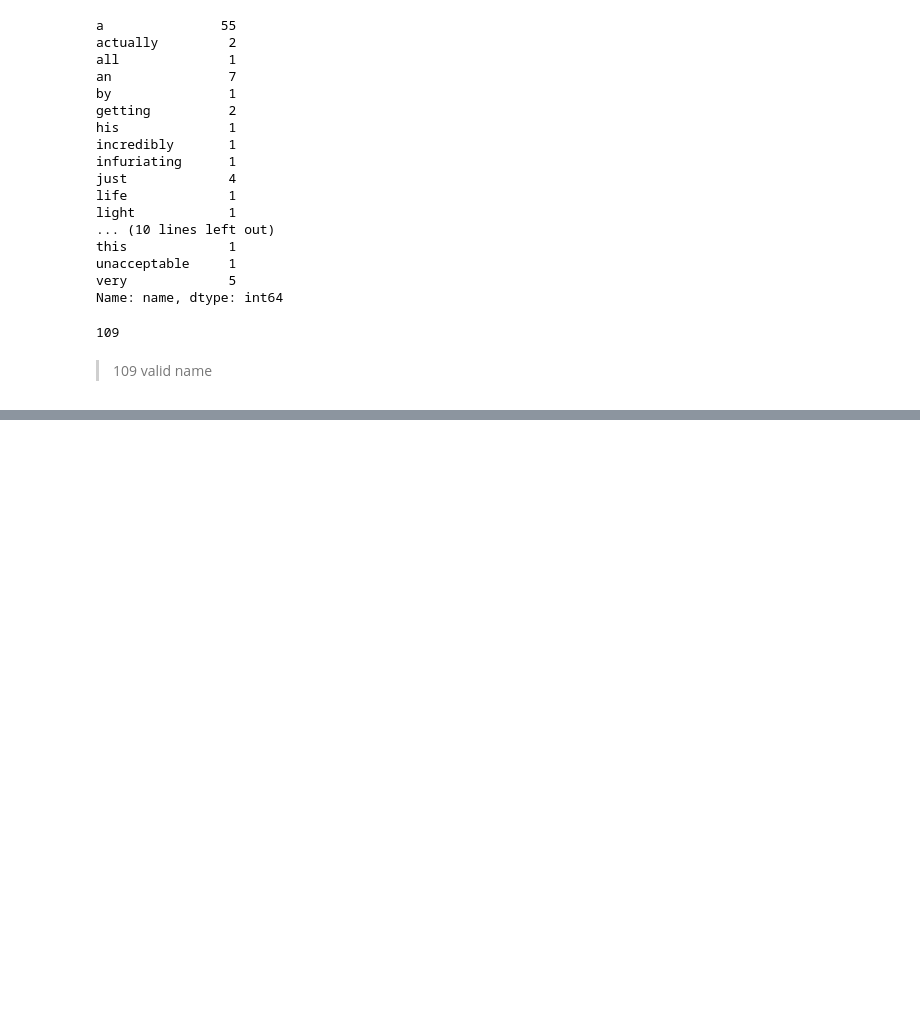
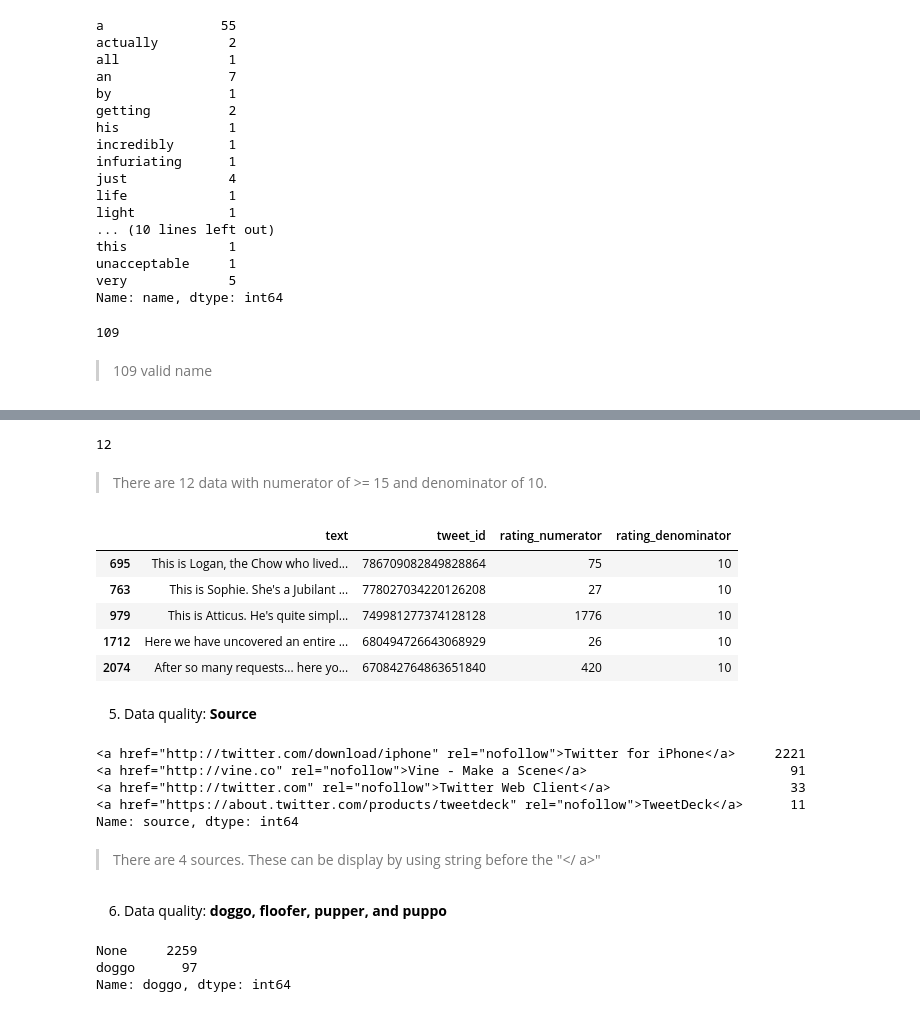
Before and after one commit to isaphu/Data-Wrangling-WeRateDog, a Jupyter notebook: wrangle_act.ipynb, the cells around one changed output, grey strips where cells are left out. Saved outputs shown, nothing was run; the diff lists cells and outputs as text; code cells hidden in the pictures; blank space fills up the shorter version.

```diff
--- a/wrangle_act.ipynb
+++ b/wrangle_act.ipynb
@@ -217,0 +358,41 @@ Name: name, dtype: int64
+# %%
+sum(denom_10.rating_numerator >= 15)
+# %% [output]
+12
+# %% [markdown]
+> There are 12 data with numerator of >= 15 and denominator of 10.
+# %%
+#Lets find out the tweets of numerator of >=15 which have 10 as denomiator, not reply and retweet.
+deno_10_nume_15 = (df_1.rating_denominator == 10) & \
+            (df_1.rating_numerator >= 15) & \
+            df_1.in_reply_to_status_id.isna() & \
+            df_1.retweeted_status_id.isna()
+deno_10_nume_15_cols = ['text', 'tweet_id', 'rating_numerator', 'rating_denominator']
+df_1[deno_10_nume_15][deno_10_nume_15_cols]
+# %% [output]
+|  | text | tweet_id | rating_numerator | rating_denominator |
+| 695 | This is Logan, the Chow who lived... | 786709082849828864 | 75 | 10 |
+| 763 | This is Sophie. She's a Jubilant ... | 778027034220126208 | 27 | 10 |
+| 979 | This is Atticus. He's quite simpl... | 749981277374128128 | 1776 | 10 |
+| 1712 | Here we have uncovered an entire ... | 680494726643068929 | 26 | 10 |
+| 2074 | After so many requests... here yo... | 670842764863651840 | 420 | 10 |
+# %% [markdown]
+5. Data quality: <strong>Source</strong>
+# %%
+df_1.source.value_counts()
+# %% [output]
+<a href="http://twitter.com/download/iphone" rel="nofollow">Twitter for iPhone</a>     2221
+<a href="http://vine.co" rel="nofollow">Vine - Make a Scene</a>                          91
+<a href="http://twitter.com" rel="nofollow">Twitter Web Client</a>                       33
+<a href="https://about.twitter.com/products/tweetdeck" rel="nofollow">TweetDeck</a>      11
+Name: source, dtype: int64
+# %% [markdown]
+> There are 4 sources. These can be display by using string before the "</ a>"
+# %% [markdown]
+6. Data quality: <strong>doggo, floofer, pupper, and puppo</strong>
+# %%
+df_1.doggo.value_counts()
+# %% [output]
+None     2259
+doggo      97
+Name: doggo, dtype: int64
```
Also changed, not shown: parts of 27 cells of this notebook.
